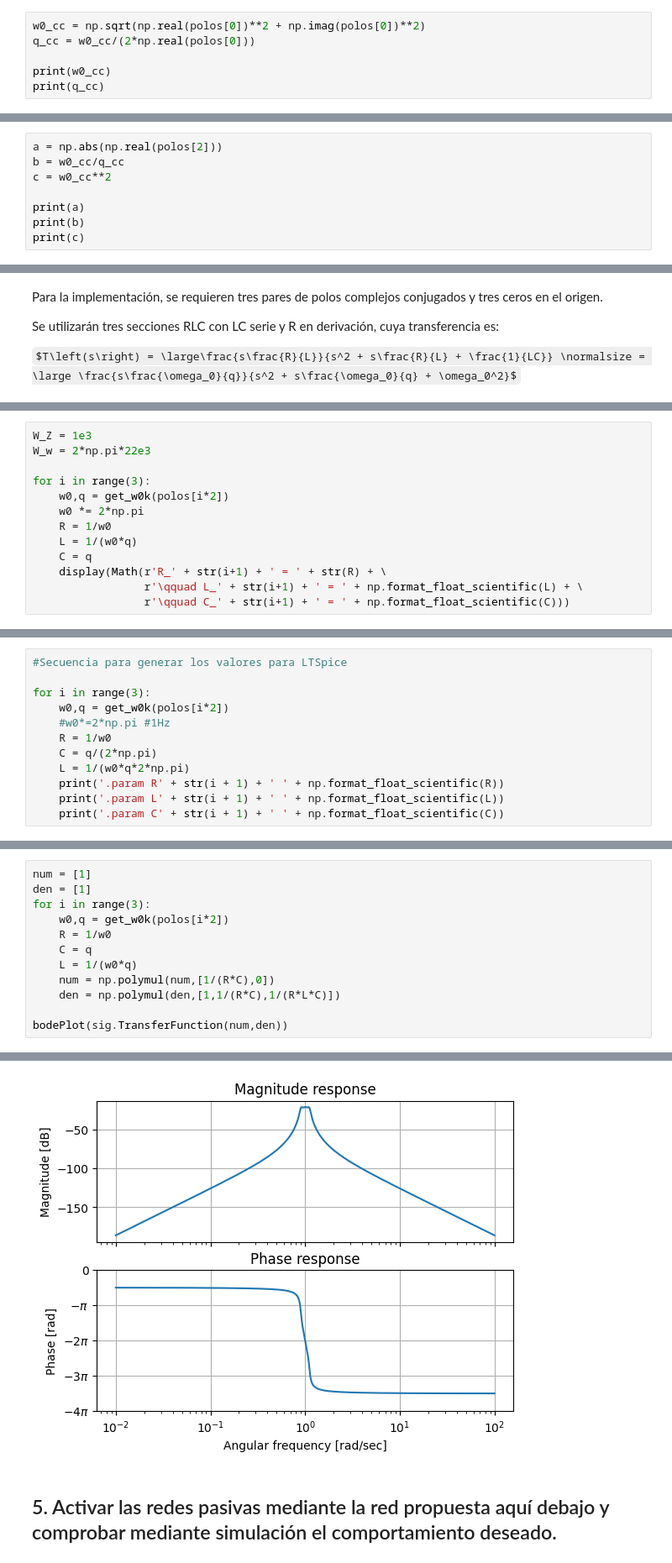
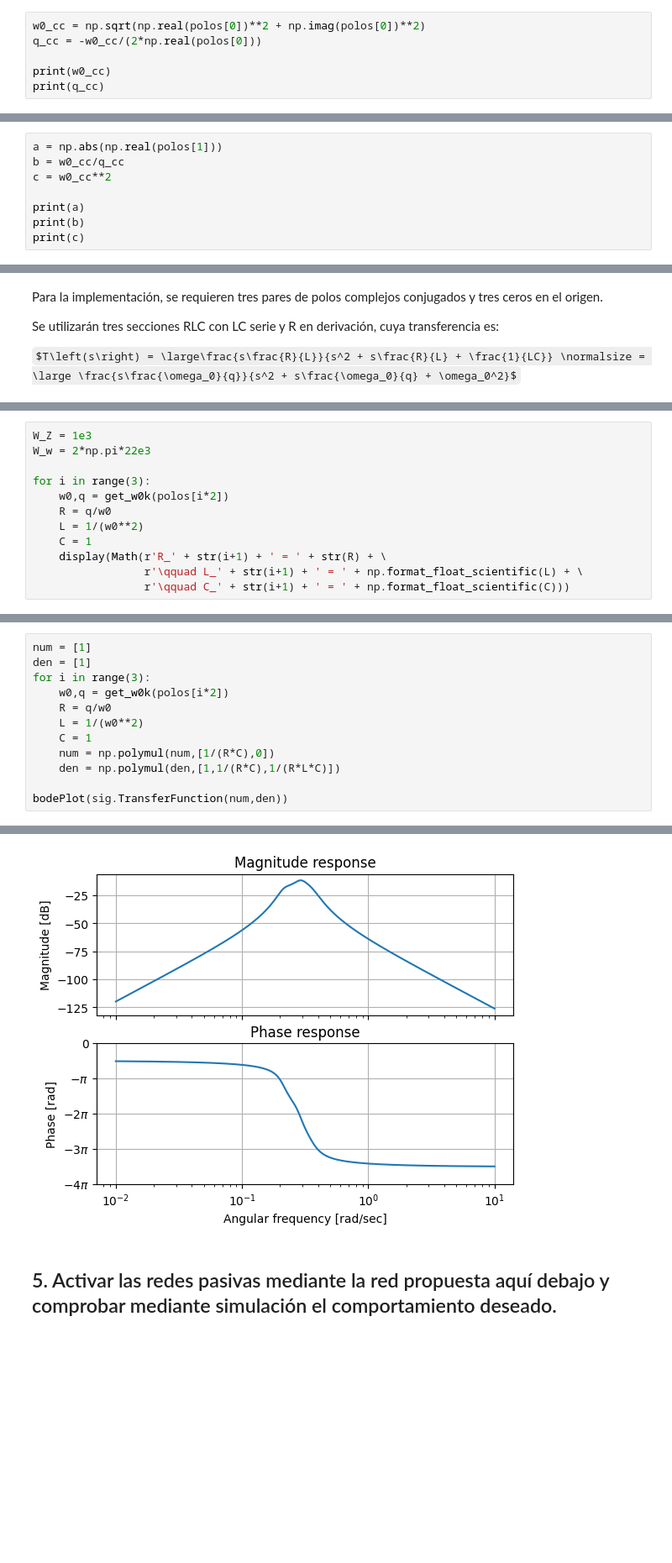
Before and after one commit to ftmanoukian/TC2_fmanoukian, a Jupyter notebook: trabajo semanal/semana 5/ts5.ipynb, the cells around one changed output, grey strips where cells are left out. Shown at 84% size. Saved outputs shown, nothing was run; the diff lists cells and outputs as text; some formulas as TeX source; blank space fills up the shorter version.

```diff
--- a/trabajo semanal/semana 5/ts5.ipynb
+++ b/trabajo semanal/semana 5/ts5.ipynb
@@ -146,7 +144,7 @@ $\omega_{0k} = \sqrt{\omega_k^2+\sigma_k^2}$
 $q_k = \frac{\omega_{0k}}{2\sigma_k}$
 # %%
 w0_cc = np.sqrt(np.real(polos[0])**2 + np.imag(polos[0])**2)
-q_cc = w0_cc/(2*np.real(polos[0]))
+q_cc = -w0_cc/(2*np.real(polos[0]))
 
 print(w0_cc)
 print(q_cc)
@@ -164,7 +162,7 @@ $b = \frac{\omega_0}{q}$ de los polos complejos conjugados
 
 $c = \omega_0^2$ de los polos complejos conjugados
 # %%
-a = np.abs(np.real(polos[2]))
+a = np.abs(np.real(polos[1]))
 b = w0_cc/q_cc
 c = w0_cc**2
 
@@ -277,10 +267,9 @@ W_w = 2*np.pi*22e3
 
 for i in range(3):
     w0,q = get_w0k(polos[i*2])
-    w0 *= 2*np.pi
-    R = 1/w0
-    L = 1/(w0*q)
-    C = q
+    R = q/w0
+    L = 1/(w0**2)
+    C = 1
     display(Math(r'R_' + str(i+1) + ' = ' + str(R) + \
                  r'\qquad L_' + str(i+1) + ' = ' + np.format_float_scientific(L) + \
                  r'\qquad C_' + str(i+1) + ' = ' + np.format_float_scientific(C)))
@@ -291,12 +279,0 @@ $\displaystyle R_3 = 0.17625702722214315\qquad L_3 = 1.098447192704155e-02\qquad
-# %%
-#Secuencia para generar los valores para LTSpice
-
-for i in range(3):
-    w0,q = get_w0k(polos[i*2])
-    #w0*=2*np.pi #1Hz
-    R = 1/w0
-    C = q/(2*np.pi)
-    L = 1/(w0*q*2*np.pi)
-    print('.param R' + str(i + 1) + ' ' + np.format_float_scientific(R))
-    print('.param L' + str(i + 1) + ' ' + np.format_float_scientific(L))
-    print('.param C' + str(i + 1) + ' ' + np.format_float_scientific(C))
@@ -313,20 +286,20 @@ for i in range(3):
 # %%
 num = [1]
 den = [1]
 for i in range(3):
     w0,q = get_w0k(polos[i*2])
-    R = 1/w0
-    C = q
-    L = 1/(w0*q)
+    R = q/w0
+    L = 1/(w0**2)
+    C = 1
     num = np.polymul(num,[1/(R*C),0])
     den = np.polymul(den,[1,1/(R*C),1/(R*L*C)])
 
 bodePlot(sig.TransferFunction(num,den))
 # %% [output]
 (1,
  array([<Axes: title={'center': 'Magnitude response'}, ylabel='Magnitude [dB]'>,
         <Axes: title={'center': 'Phase response'}, xlabel='Angular frequency [rad/sec]', ylabel='Phase [rad]'>],
        dtype=object))
-[figure, old version]
+[figure, new version]
 # %% [markdown]
 ## 5. Activar las redes pasivas mediante la red propuesta aquí debajo y comprobar mediante simulación el comportamiento deseado.
```
Also changed, not shown: parts of 6 cells of this notebook, 11 other files.
